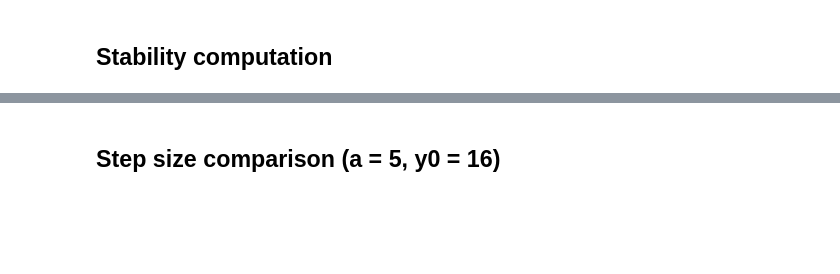
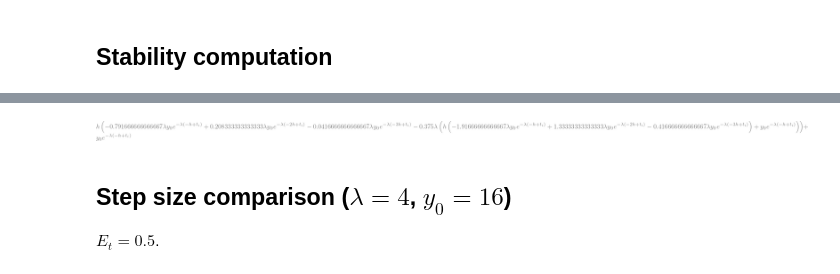
Before and after one commit to bleaktwig/dc-optimization-utils, a Jupyter notebook: stability_analysis/stability_analysis.ipynb, the cells around one changed output, grey strips where cells are left out. Drawn from its saved outputs; the diff is of its cells as text; code cells hidden in the pictures; blank space fills up the shorter version.

```diff
--- a/stability_analysis/stability_analysis.ipynb
+++ b/stability_analysis/stability_analysis.ipynb
@@ -44,3 +73,13 @@ expr
+# %%
+# ABM4.
+# TODO.
+f    = lambda t, y0: y0*exp(-a*t)
+y_next = abm4(dfdt, dfdt(t_i-h, f(t_i-h, y_0)), dfdt(t_i-2*h, f(t_i-2*h, y_0)), dfdt(t_i-3*h, f(t_i-3*h, y_0)), \
+              h, t_i, f(t_i-h, y_0))
+y_next
+# %% [output]
+[figure, added]
 # %% [markdown]
-## Step size comparison (a = 5, y0 = 16)
+## Step size comparison ($\lambda = 4$, $y_0 = 16$)
+$E_t = 0.5$.
 # %%
```
Also changed, not shown: parts of 14 cells of this notebook.
